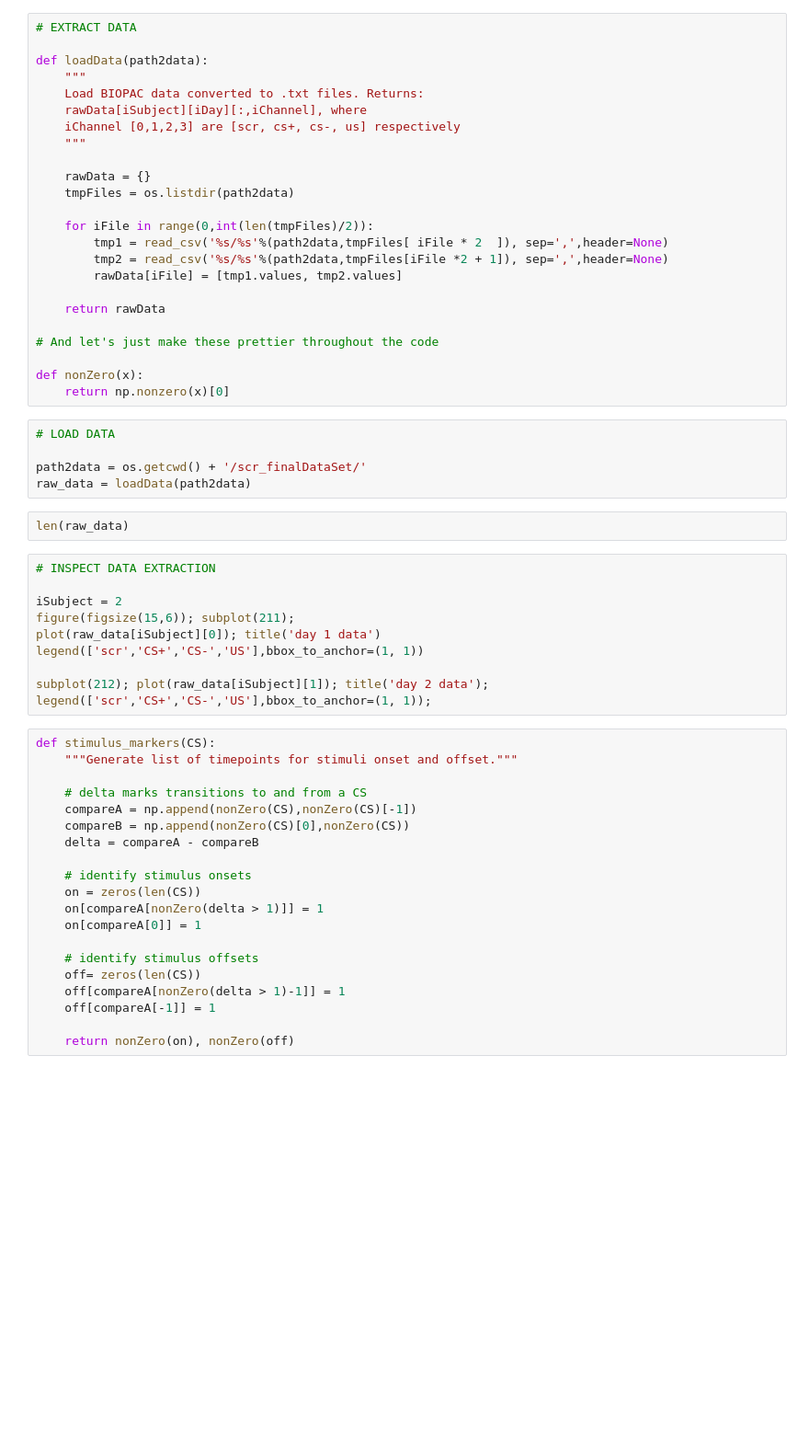
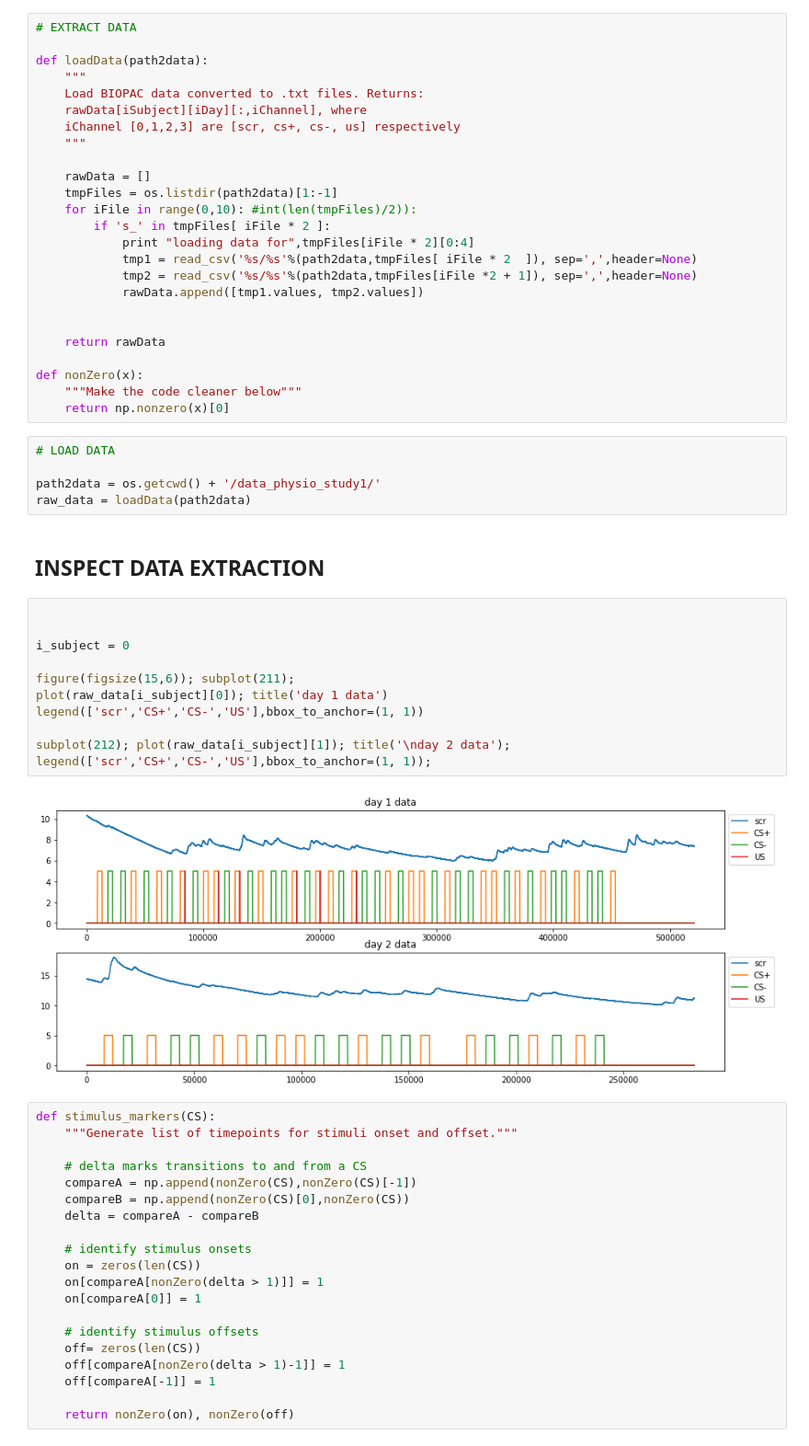
Before and after one commit to tzler/social_structure_learning, a Jupyter notebook: analysis/validation_scr_analysis_functions.ipynb, the cells around one changed output. Shown at 92% size. Drawn from its saved outputs; the diff is of its cells as text; blank space fills up the shorter version.

```diff
--- a/analysis/validation_scr_analysis_functions.ipynb
+++ b/analysis/validation_scr_analysis_functions.ipynb
@@ -22,37 +22,41 @@ def loadData(path2data):
     iChannel [0,1,2,3] are [scr, cs+, cs-, us] respectively
     """
 
-    rawData = {}
-    tmpFiles = os.listdir(path2data)
+    rawData = []
+    tmpFiles = os.listdir(path2data)[1:-1]
+    for iFile in range(0,10): #int(len(tmpFiles)/2)):
+        if 's_' in tmpFiles[ iFile * 2 ]:
+            print "loading data for",tmpFiles[iFile * 2][0:4]
+            tmp1 = read_csv('%s/%s'%(path2data,tmpFiles[ iFile * 2  ]), sep=',',header=None)
+            tmp2 = read_csv('%s/%s'%(path2data,tmpFiles[iFile *2 + 1]), sep=',',header=None)
+            rawData.append([tmp1.values, tmp2.values])
 
-    for iFile in range(0,int(len(tmpFiles)/2)):
-        tmp1 = read_csv('%s/%s'%(path2data,tmpFiles[ iFile * 2  ]), sep=',',header=None)
-        tmp2 = read_csv('%s/%s'%(path2data,tmpFiles[iFile *2 + 1]), sep=',',header=None)
-        rawData[iFile] = [tmp1.values, tmp2.values]
 
     return rawData
 
-# And let's just make these prettier throughout the code
-
 def nonZero(x):
+    """Make the code cleaner below"""
     return np.nonzero(x)[0]
 # %%
 # LOAD DATA
 
-path2data = os.getcwd() + '/scr_finalDataSet/'
+path2data = os.getcwd() + '/data_physio_study1/'
 raw_data = loadData(path2data)
-# %%
-len(raw_data)
+# %% [markdown]
+## INSPECT DATA EXTRACTION
 # %%
-# INSPECT DATA EXTRACTION
 
-iSubject = 2
+
+i_subject = 0
+
 figure(figsize(15,6)); subplot(211);
-plot(raw_data[iSubject][0]); title('day 1 data')
+plot(raw_data[i_subject][0]); title('day 1 data')
 legend(['scr','CS+','CS-','US'],bbox_to_anchor=(1, 1))
 
-subplot(212); plot(raw_data[iSubject][1]); title('day 2 data');
+subplot(212); plot(raw_data[i_subject][1]); title('\nday 2 data');
 legend(['scr','CS+','CS-','US'],bbox_to_anchor=(1, 1));
+# %% [output]
+[figure, added]
 # %%
 def stimulus_markers(CS):
     """Generate list of timepoints for stimuli onset and offset."""
```
Also changed, not shown: parts of 92 cells of this notebook, 1 other file.
